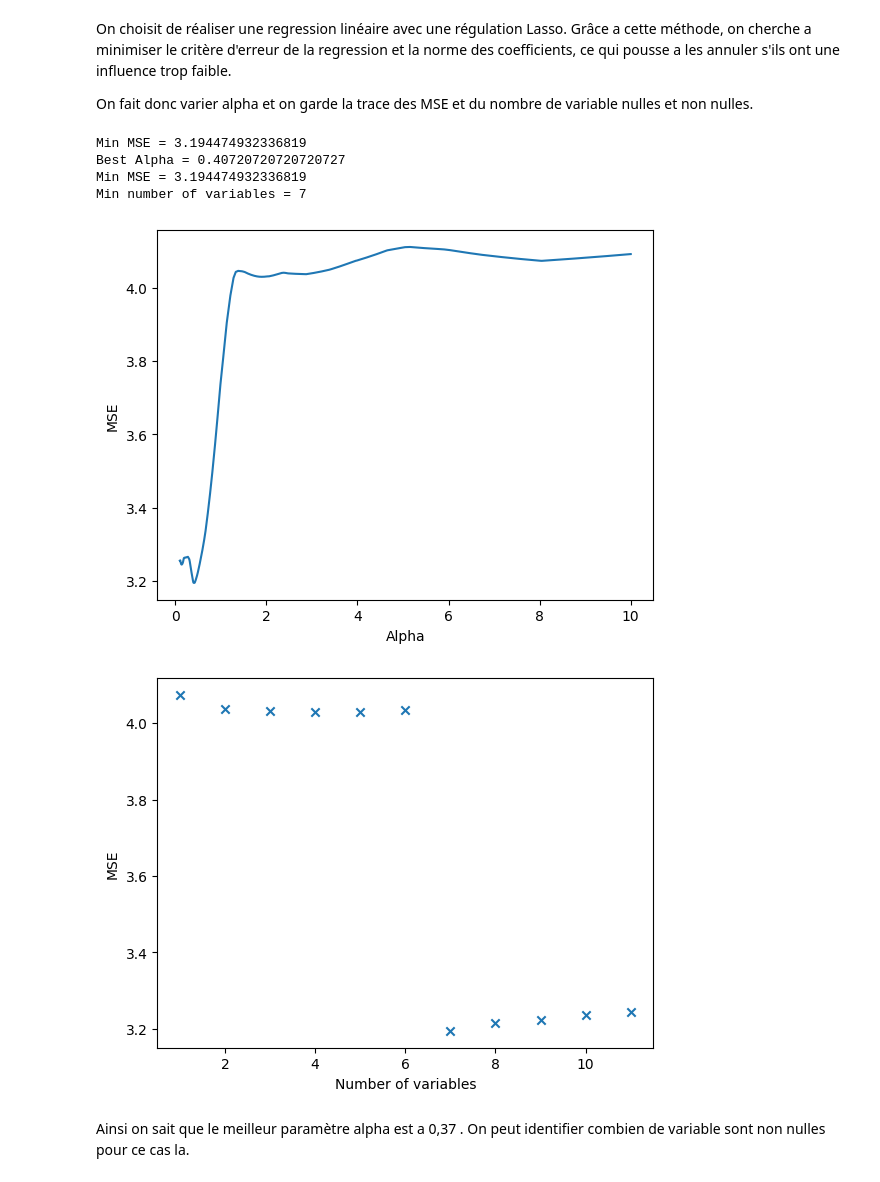
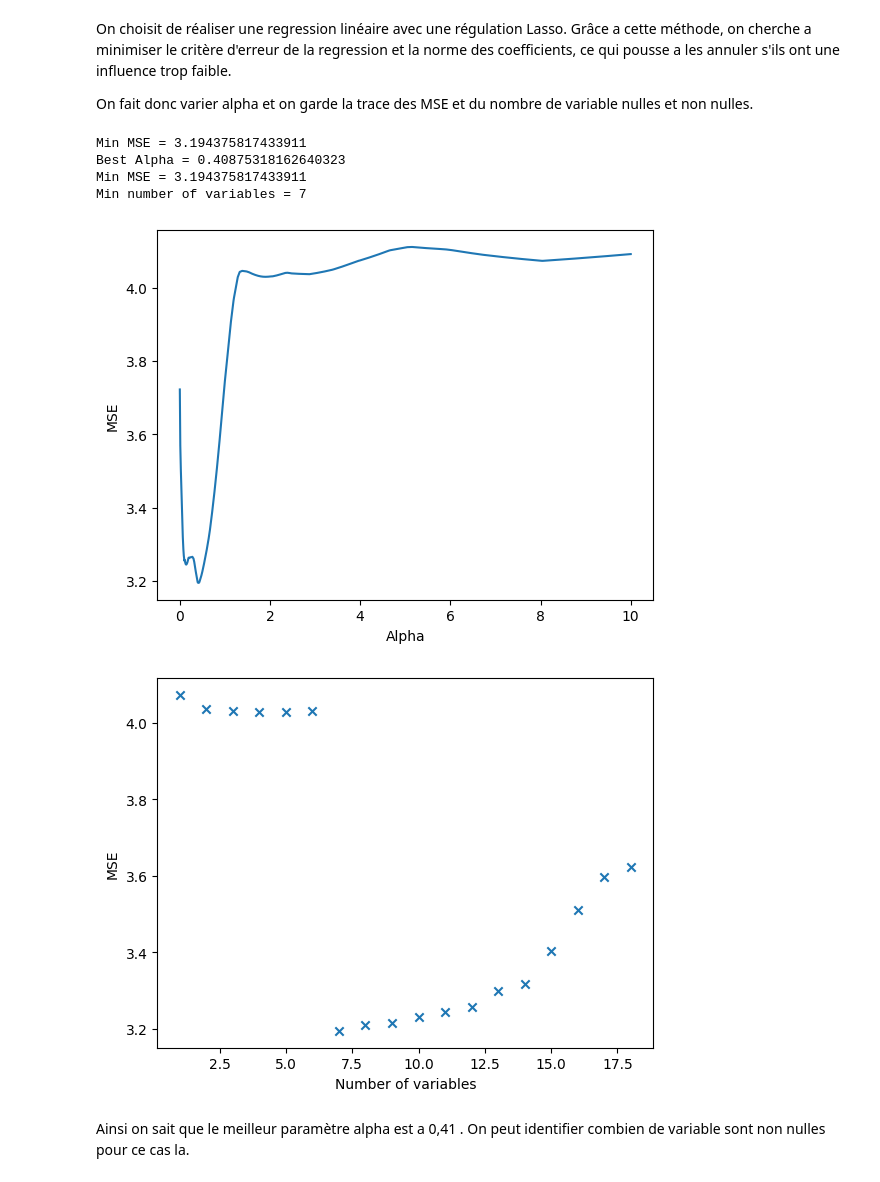
Before and after one commit to Nawiwae/BE_StatML, a Jupyter notebook: BE_StatML_2023.ipynb, the cells around one changed output. Drawn from its saved outputs; the diff is of its cells as text; code cells hidden in the pictures.

```diff
--- a/BE_StatML_2023.ipynb
+++ b/BE_StatML_2023.ipynb
@@ -561,7 +561,7 @@ y = dataframe['Risk_level'].values
 nb_var = X.shape[1]
 
 #Nos tableaux a remplir au fur et a mesure
-ALPHA = np.linspace(0.1, 10, 1000)
+ALPHA = np.logspace(-5, 1, 10000)
 MSE =[]
 nb_null_var=[]
 
@@ -593,40 +593,40 @@ plt.figure()
 plt.plot(ALPHA, MSE)
 plt.xlabel('Alpha')
 plt.ylabel('MSE')
 
 print("Min MSE =", min(MSE))
 print("Best Alpha =", ALPHA[np.argmin(MSE)])
 
 #On trace la courbe MSE(nb_var)
 #Pour chaque nombre de variable, on ne garde que la valeur de MSE la plus faible
 MSE_opti = []
 nb_null_var_opti = []
 
 
 for i in range(nb_var):
     if i in nb_null_var:
         #on recupère les index des valeurs de nb_null_var qui sont égales à i
         candidates = [index for index, value in enumerate(nb_null_var) if value == i]
         MSE_min, index_min = min((val, idx) for (idx, val) in enumerate([MSE[c] for c in candidates]))
         MSE_opti.append(MSE_min)
         nb_null_var_opti.append(i)
 
 
 plt.figure()
 plt.scatter(nb_var - np.array(nb_null_var_opti), MSE_opti, label='MSE(nb_var)', marker='x')
 plt.xlabel('Number of variables')
 plt.ylabel('MSE')
 print("Min MSE =", min(MSE))
 print("Min number of variables =", nb_var - np.array(nb_null_var)[np.argmin(MSE)])
 # %% [output]
-Min MSE = 3.194474932336819
-Best Alpha = 0.40720720720720727
-Min MSE = 3.194474932336819
+Min MSE = 3.194375817433911
+Best Alpha = 0.40875318162640323
+Min MSE = 3.194375817433911
 Min number of variables = 7
-[figure, old version]
+[figure, new version]
-[figure, old version]
+[figure, new version]
 # %% [markdown]
-Ainsi on sait que le meilleur paramètre alpha est a 0,37 . On peut identifier combien de variable sont non nulles pour ce cas la.
+Ainsi on sait que le meilleur paramètre alpha est a 0,41 . On peut identifier combien de variable sont non nulles pour ce cas la.
 # %%
 alpha = ALPHA[np.argmin(MSE)]
 lasso_regressor = Lasso(alpha=alpha)
```
Also changed, not shown: parts of 1 cell of this notebook.
